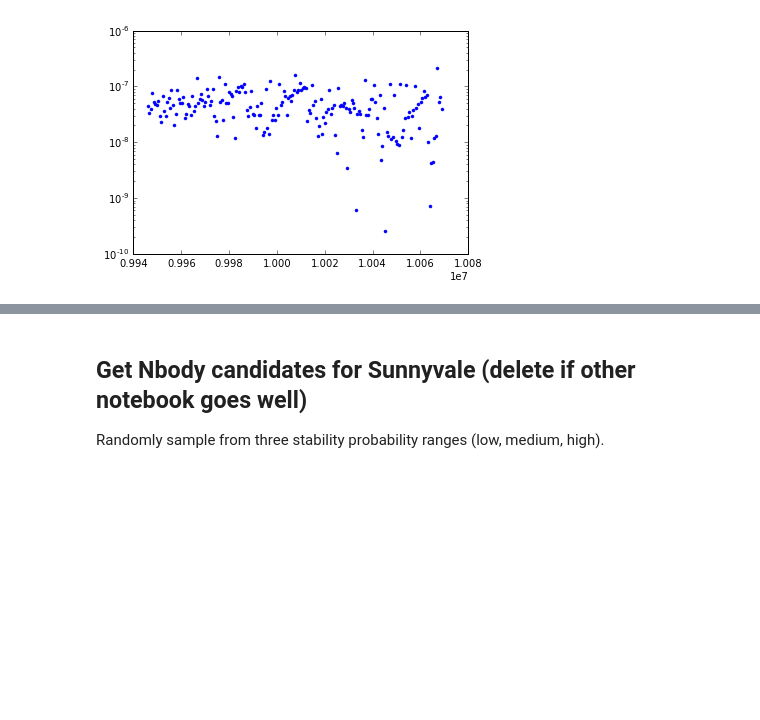
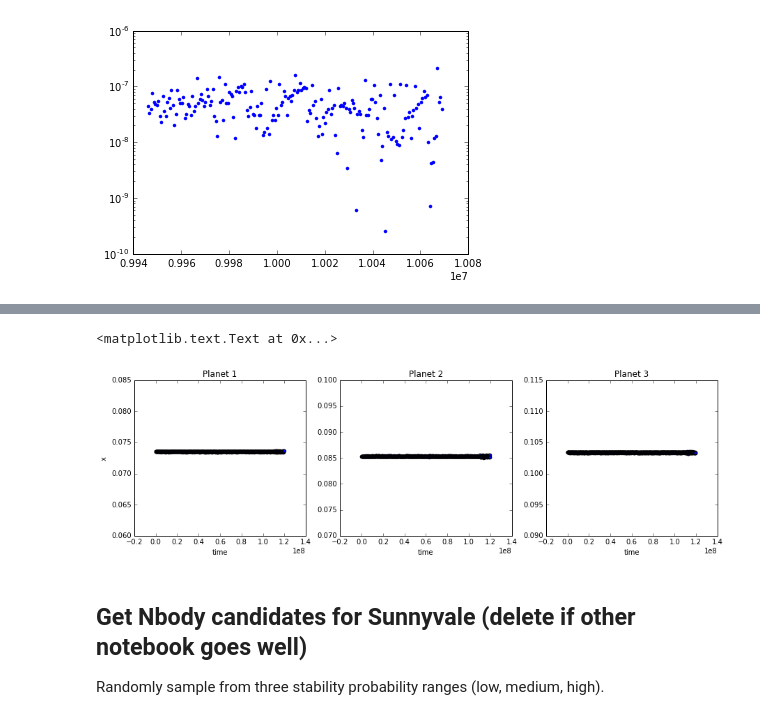
Before and after one commit to afcarl/stability_predict, a Jupyter notebook: analyzesystem.ipynb, the cells around one changed output, grey strips where cells are left out. Drawn from its saved outputs; the diff is of its cells as text; code cells hidden in the pictures; blank space fills up the shorter version.

```diff
--- a/analyzesystem.ipynb
+++ b/analyzesystem.ipynb
@@ -238,3 +277,30 @@ plt.yscale('log')
+# %%
+#check out specific system
+i=0
+ids = shadow0["id"].values
+id_ = ids[np.where(o2 > 0.0015)[0][i]]
+
+sa = rebound.SimulationArchive("%s/%s_%sorbits_id%s_shadow0_SA.bin"%(dir_,system,orbits,id_))
+t, arr = [], []
+for s in sa:
+    arr.append((s.particles[1].a, s.particles[2].a, s.particles[3].a))
+    t.append(s.t)
+
+a4, a5, a6 = zip(*arr)
+f, (ax1, ax2, ax3) = plt.subplots(1,3, figsize=[15, 4])
+ax1.scatter(t, a4)
+ax2.scatter(t, a5)
+ax3.scatter(t, a6)
+ax1.set_xlabel("time")
+ax2.set_xlabel("time")
+ax3.set_xlabel("time")
+ax1.set_ylabel("x")
+ax1.set_title("Planet 1")
+ax2.set_title("Planet 2")
+ax3.set_title("Planet 3")
+# %% [output]
+<matplotlib.text.Text at 0x...>
+[figure, added]
 # %% [markdown]
 ## Get Nbody candidates for Sunnyvale (delete if other notebook goes well)
 Randomly sample from three stability probability ranges (low, medium, high).
```
Also changed, not shown: parts of 5 cells of this notebook.
